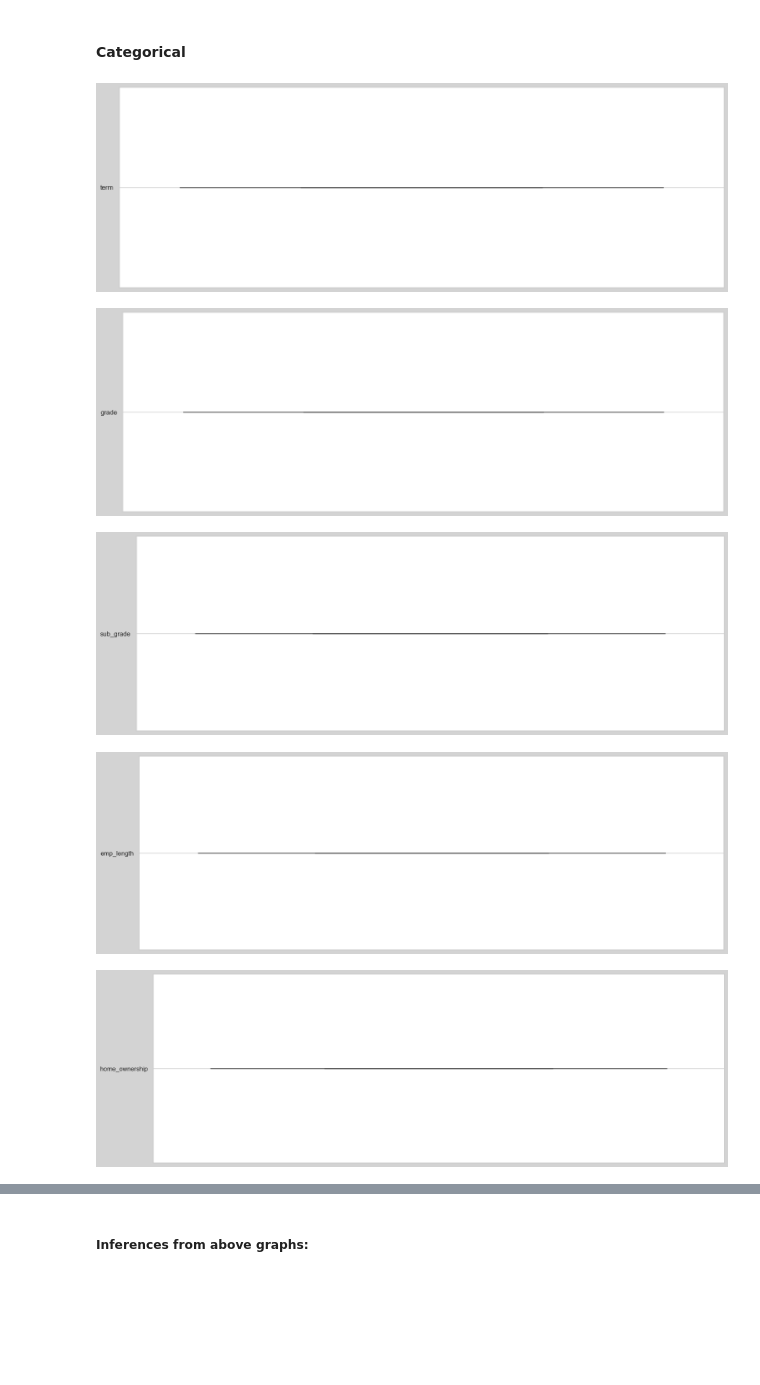
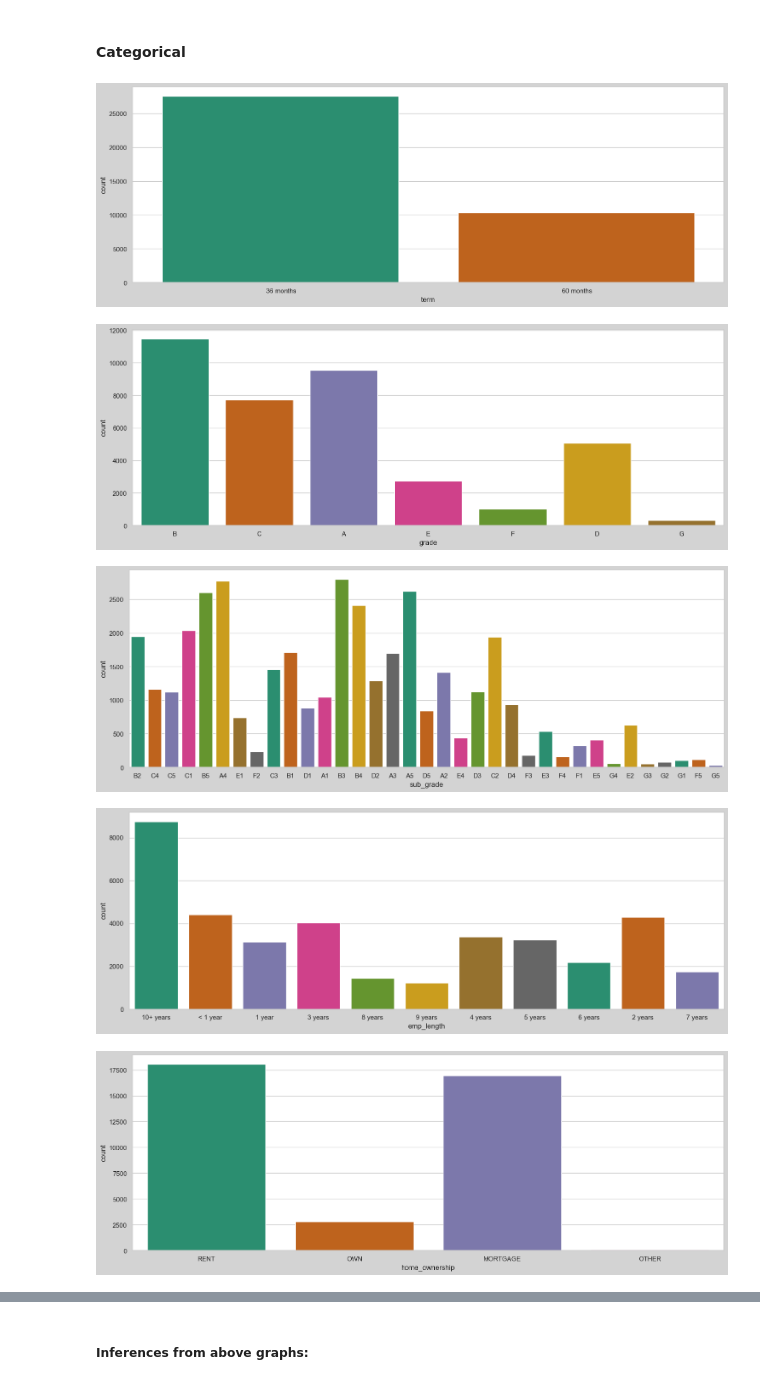
Before and after one commit to ruchikaagarwal6787/lending-club-case-study, a Jupyter notebook: Lending_Club_Analysis.ipynb, the cells around one changed output, grey strips where cells are left out. Saved outputs shown, nothing was run; the diff lists cells and outputs as text; code cells hidden in the pictures; blank space fills up the shorter version.

```diff
--- a/Lending_Club_Analysis.ipynb
+++ b/Lending_Club_Analysis.ipynb
@@ -565,15 +552,15 @@ df_defaulters.shape
 # %%
 
 for col in cat_cols:
     plt.figure(figsize=(18, 6), facecolor='lightgray')
     sns.set(style="whitegrid")
     #sns.countplot(x=col,data = df,hue='loan_status',palette='Dark2')
-    #sns.countplot(x=col,data = df,palette='Dark2')
-    sns.boxplot(col,palette='Dark2')
+    sns.countplot(x=col,data = df,palette='Dark2')
+
     plt.show()
 # %% [output]
-[figure, old version]
+[figure, new version]
-[figure, old version]
+[figure, new version]
-[figure, old version]
+[figure, new version]
-[figure, old version]
+[figure, new version]
-[figure, old version]
+[figure, new version]
```
Also changed, not shown: parts of 15 cells of this notebook.
